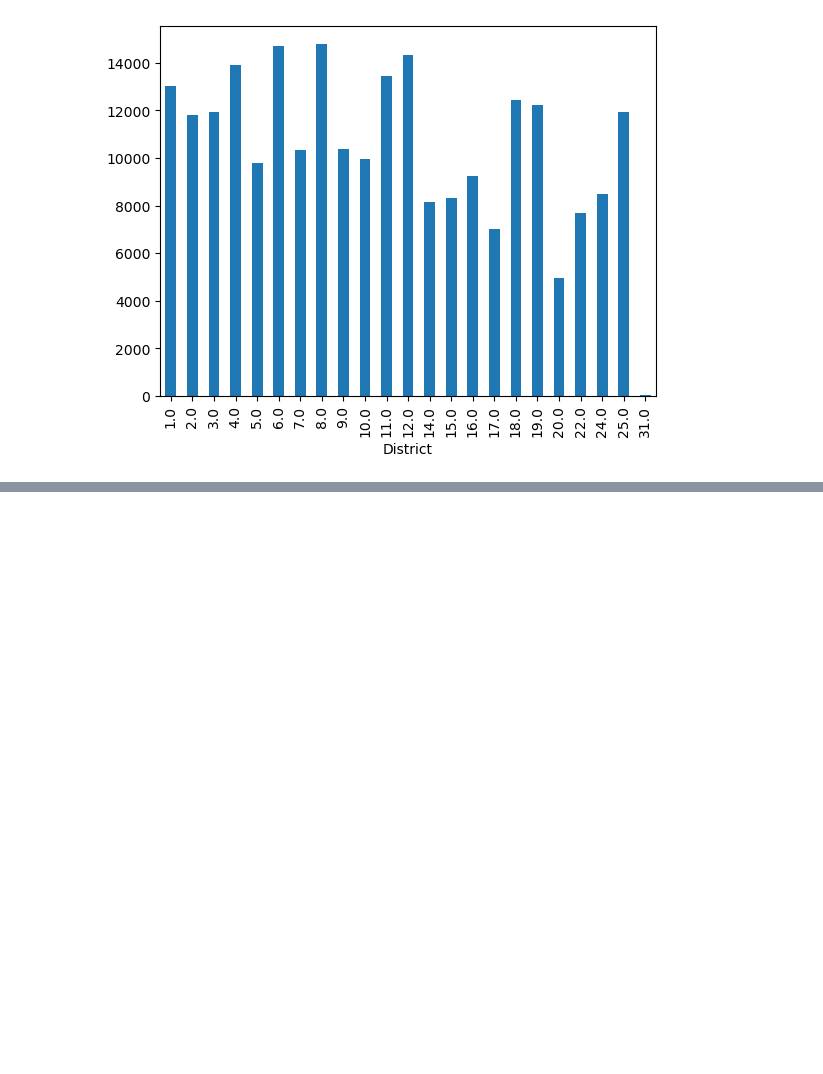
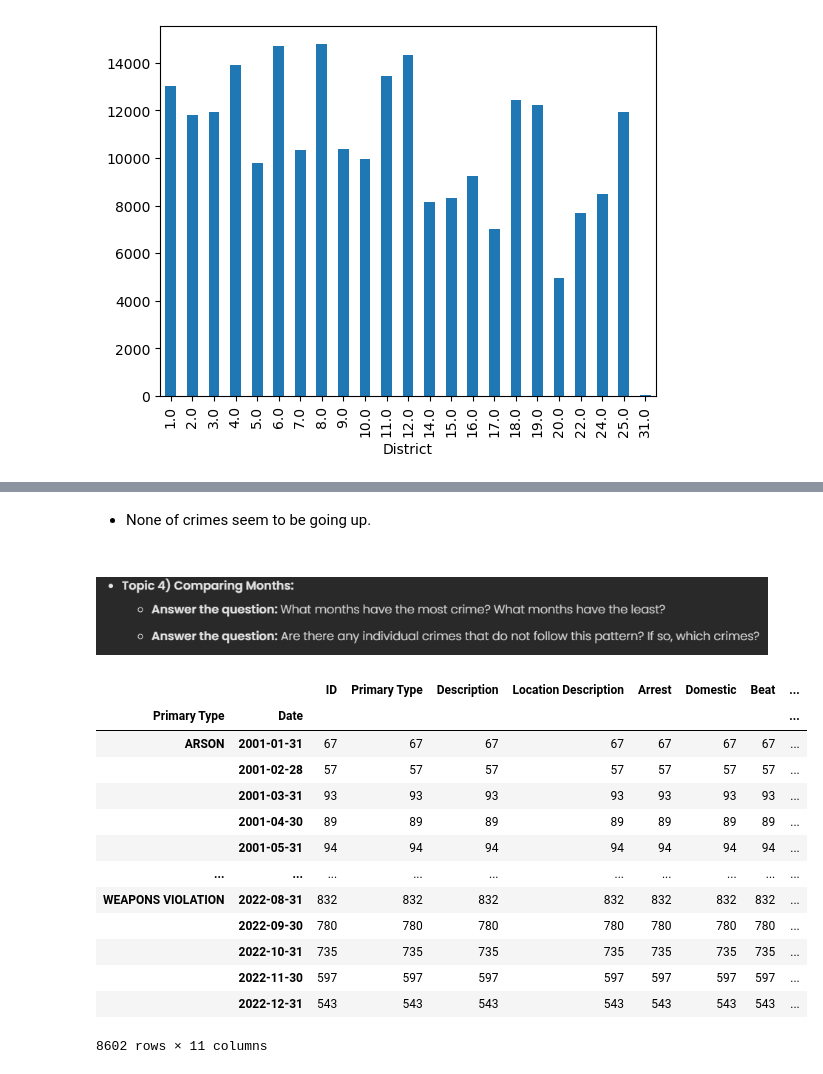
Before and after one commit to lrnrdr/Project-3-Part-1-Core, a Jupyter notebook: Project 3 Part 1.ipynb, the cells around one changed output, grey strips where cells are left out. Saved outputs shown, nothing was run; the diff lists cells and outputs as text; code cells hidden in the pictures; blank space fills up the shorter version.

```diff
--- a/Project 3 Part 1.ipynb
+++ b/Project 3 Part 1.ipynb
@@ -140,0 +194,23 @@ Q1.plot(kind ='bar')
+# %% [markdown]
+ - None of crimes seem to be going up.
+# %% [markdown]
+# ![image.png](attachment:76291365-3070-418c-b686-91103831abc9.png)
+# %%
+# we are useing resample and not groupby because we are only aggregating over windows of time.
+Q3 = df.groupby('Primary Type').resample("M").count()
+Q3
+# %% [output]
+|  |  | ID | Primary Type | Description | Location Description | Arrest | Domestic | Beat | ... |
+| Primary Type | Date |  |  |  |  |  |  |  | ... |
+| ARSON | 2001-01-31 | 67 | 67 | 67 | 67 | 67 | 67 | 67 | ... |
+|  | 2001-02-28 | 57 | 57 | 57 | 57 | 57 | 57 | 57 | ... |
+|  | 2001-03-31 | 93 | 93 | 93 | 93 | 93 | 93 | 93 | ... |
+|  | 2001-04-30 | 89 | 89 | 89 | 89 | 89 | 89 | 89 | ... |
+|  | 2001-05-31 | 94 | 94 | 94 | 94 | 94 | 94 | 94 | ... |
+| ... | ... | ... | ... | ... | ... | ... | ... | ... | ... |
+| WEAPONS VIOLATION | 2022-08-31 | 832 | 832 | 832 | 832 | 832 | 832 | 832 | ... |
+|  | 2022-09-30 | 780 | 780 | 780 | 780 | 780 | 780 | 780 | ... |
+|  | 2022-10-31 | 735 | 735 | 735 | 735 | 735 | 735 | 735 | ... |
+|  | 2022-11-30 | 597 | 597 | 597 | 597 | 597 | 597 | 597 | ... |
+|  | 2022-12-31 | 543 | 543 | 543 | 543 | 543 | 543 | 543 | ... |
+8602 rows × 11 columns
```
Also changed, not shown: parts of 13 cells of this notebook.
